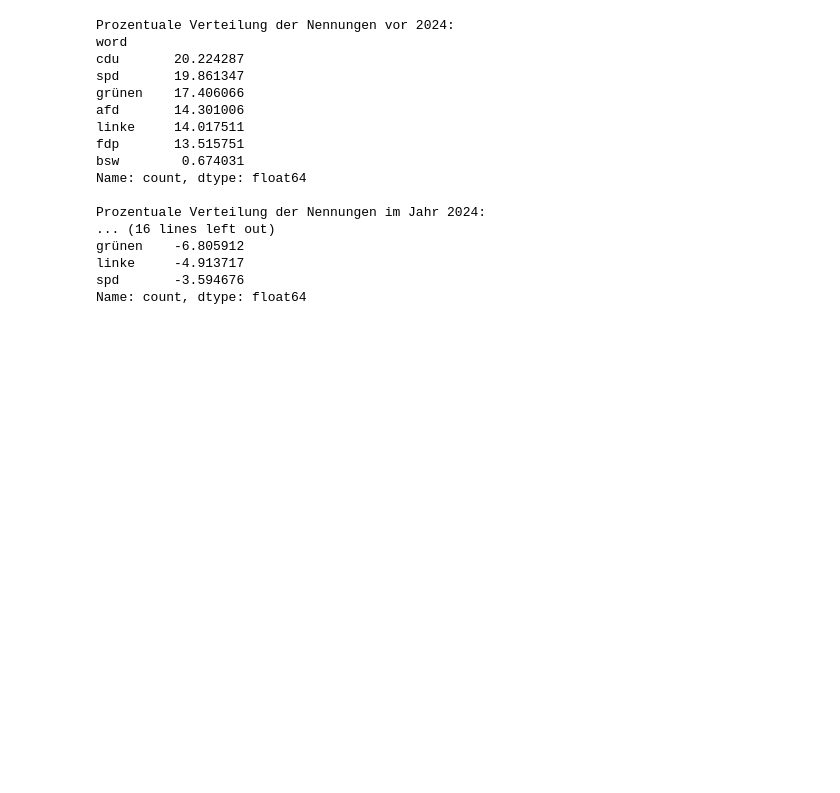
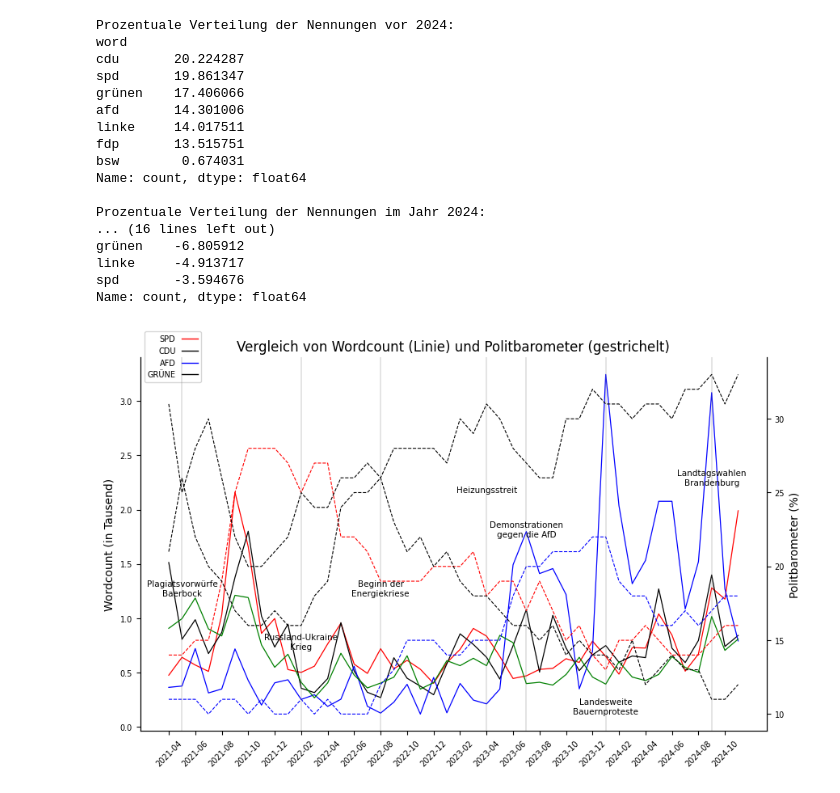
Before and after one commit to Reimser/ads_05_studienarbeit, a Jupyter notebook: source/notebooks/eda.ipynb, the cells around one changed output. Saved outputs shown, nothing was run; the diff lists cells and outputs as text; code cells hidden in the pictures; blank space fills up the shorter version.

Commit message:
vinteraktive visu in eda erstellt

```diff
--- a/source/notebooks/eda.ipynb
+++ b/source/notebooks/eda.ipynb
@@ -448,3 +447,92 @@ grünen    -6.805912
 linke     -4.913717
 spd       -3.594676
 Name: count, dtype: float64
+# %%
+import matplotlib.pyplot as plt
+import matplotlib.ticker as mticker
+from matplotlib.lines import Line2D
+
+# Farben für die Parteien definieren
+parteifarben = {
+    "afd": "blue",
+    "cdu": "black",
+    "grünen": "green",
+    "spd": "red",
+}
+
+# Erstellen der Plot-Figur
+plt.figure(figsize=(10, 6))
+ax1 = plt.gca()  # Erstellt die erste y-Achse (linke Achse)
+
+# Daten vorbereiten für den ersten Plot (Wordcount)
+df_grouped_wordcount = pd.DataFrame()
+for word in ['spd', 'cdu', 'afd', 'grünen']:  # Nur diese Parteien
+    temp_df = wordcount_df[wordcount_df['word'] == word].groupby('month').agg({'count': 'sum'}).reset_index()
+    temp_df['word'] = word
+    df_grouped_wordcount = pd.concat([df_grouped_wordcount, temp_df], ignore_index=True)
+
+# Erster Plot (Wordcount)
+for word in df_grouped_wordcount['word'].unique():
+    temp_df = df_grouped_wordcount[df_grouped_wordcount['word'] == word]
+    color = parteifarben.get(word, 'black')
+    ax1.plot(temp_df['month'], temp_df['count'], linewidth=0.9, linestyle='-', color=color)
+
+ax1.set_xlabel('')
+# Werte der linken Y-Achse skalieren (Wordcount)
+ax1.yaxis.set_major_formatter(mticker.FuncFormatter(lambda x, _: f"{x * 0.001:.1f}"))
+ax1.set_ylabel('Wordcount (in Tausend)')
+ax1.tick_params(axis='y', labelcolor='black')
+ax1.set_xticks(df_grouped_wordcount['month'].unique())
+ax1.set_xticklabels(df_grouped_wordcount['month'].unique(), rotation=45)
+
+# Anzeige von jedem zweiten Datum auf der x-Achse
+unique_months = df_grouped_wordcount['month'].unique()
+ax1.set_xticks(unique_months[::2])
+ax1.set_xticklabels(unique_months[::2], rotation=45)
+
+# Daten vorbereiten für den zweiten Plot (Wahlen)
+df_grouped_parties = wahlen_df.groupby('month').first().reset_index()
+
+# Zweiter Plot (Wahlen) mit zweiter y-Achse
+ax2 = ax1.twinx()
+party_lines = []
+for column in ['spd', 'cdu', 'afd', 'grüne']:  # Nur diese Parteien
+    color = parteifarben.get(column, 'black')
+    line, = ax2.plot(df_grouped_parties['month'], df_grouped_parties[column],
+                     linewidth=0.8, linestyle="--", label=column.upper(), color=color)
+    party_lines.append(line)
+
+ax2.set_ylabel('Politbarometer (%)')
+ax2.tick_params(axis='y', labelcolor='black')
+
+# Schriftgröße der Zahlen an den Achsen anpassen
+ax1.tick_params(axis='y', labelsize=7)
+ax2.tick_params(axis='y', labelsize=7)
+ax1.tick_params(axis='x', labelsize=7)
+
+ax2.spines["top"].set_linewidth(0)
+ax1.spines["top"].set_linewidth(0)
+
+# Legende ändern
+legend_elements = [Line2D([0], [0], color=line.get_color(), lw=1, label=line.get_label()) for line in party_lines]
+ax1.legend(handles=legend_elements, loc='upper left', bbox_to_anchor=(-0, 1.08), markerfirst=False, fontsize=7)
+
+# Events markieren
+events = [("2021-05", "Plagiatsvorwürfe\nBaerbock", 18),
+          ("2022-02", "Russland-Ukraine\nKrieg", 14.4),
+          ("2023-04", "Heizungsstreit", 25),
+          ("2023-07", "Demonstrationen\ngegen die AfD", 22),
+          ("2022-08", "Beginn der\nEnergiekriese", 18),
+          ("2024-01", "Landesweite\nBauernproteste", 10),
+          ("2024-09", "Landtagswahlen\nBrandenburg", 25.5)]
+
+for event_x, event_label, y_position in events:
+    plt.axvline(x=event_x, color='grey', linestyle='-', linewidth=0.3)
+    text = plt.text(event_x, y_position, event_label, rotation=0, fontsize=7.5)
+    text.set_horizontalalignment('center')
+
+# Plot
+plt.title('Vergleich von Wordcount (Linie) und Politbarometer (gestrichelt)')
+plt.show()
+# %% [output]
+[figure, added]
```
Also changed, not shown: parts of 5 cells of this notebook, 1 other file.
